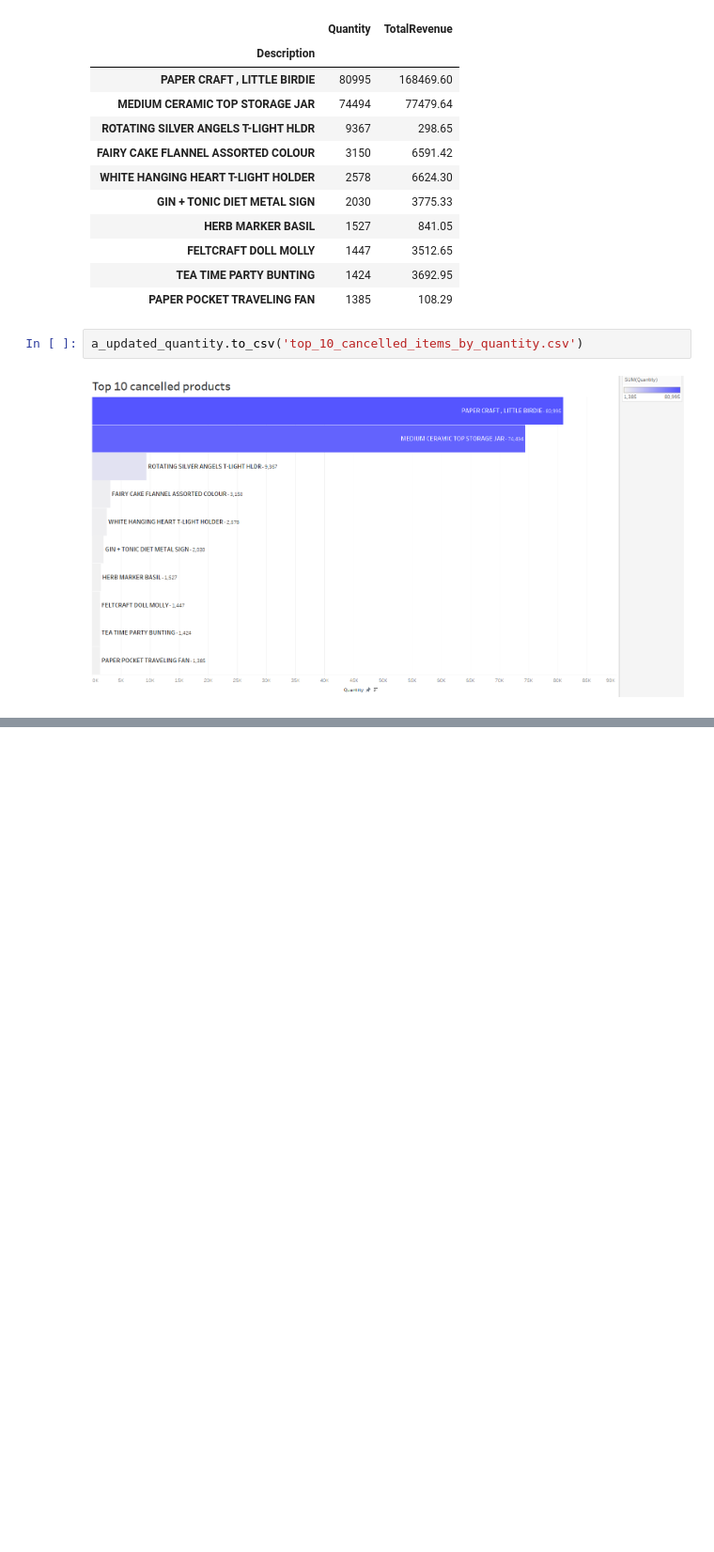
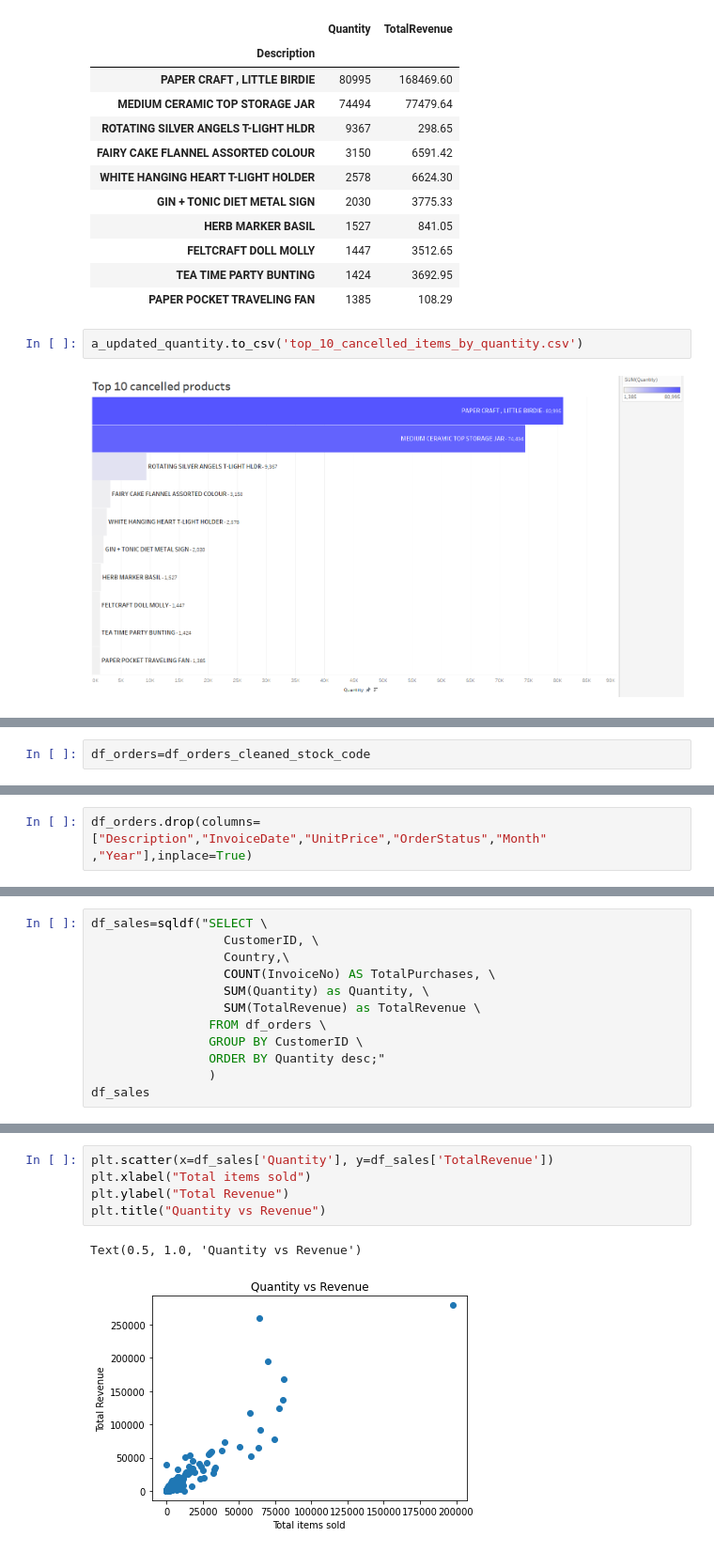
Before and after one commit to rajdeepmondal1/customer-segmentation, a Jupyter notebook: Customer_Segmentation_Arpan_+_Rajdeep.ipynb, the cells around one changed output, grey strips where cells are left out. Shown at 94% size. Drawn from its saved outputs; the diff is of its cells as text; blank space fills up the shorter version.

```diff
--- a/Customer_Segmentation_Arpan_+_Rajdeep.ipynb
+++ b/Customer_Segmentation_Arpan_+_Rajdeep.ipynb
@@ -660,0 +670,2 @@ a_updated_quantity.to_csv('top_10_cancelled_items_by_quantity.csv')
+# %%
+df_orders=df_orders_cleaned_stock_code
@@ -660,0 +688,2 @@ a_updated_quantity.to_csv('top_10_cancelled_items_by_quantity.csv')
+# %%
+df_orders.drop(columns=["Description","InvoiceDate","UnitPrice","OrderStatus","Month"	,"Year"],inplace=True)
@@ -660,0 +731,12 @@ a_updated_quantity.to_csv('top_10_cancelled_items_by_quantity.csv')
+# %%
+df_sales=sqldf("SELECT \
+                  CustomerID, \
+                  Country,\
+                  COUNT(InvoiceNo) AS TotalPurchases, \
+                  SUM(Quantity) as Quantity, \
+                  SUM(TotalRevenue) as TotalRevenue \
+                FROM df_orders \
+                GROUP BY CustomerID \
+                ORDER BY Quantity desc;"
+                )
+df_sales
@@ -660,0 +790,8 @@ a_updated_quantity.to_csv('top_10_cancelled_items_by_quantity.csv')
+# %%
+plt.scatter(x=df_sales['Quantity'], y=df_sales['TotalRevenue'])
+plt.xlabel("Total items sold")
+plt.ylabel("Total Revenue")
+plt.title("Quantity vs Revenue")
+# %% [output]
+Text(0.5, 1.0, 'Quantity vs Revenue')
+[figure, added]
```
Also changed, not shown: parts of 20 cells of this notebook.
